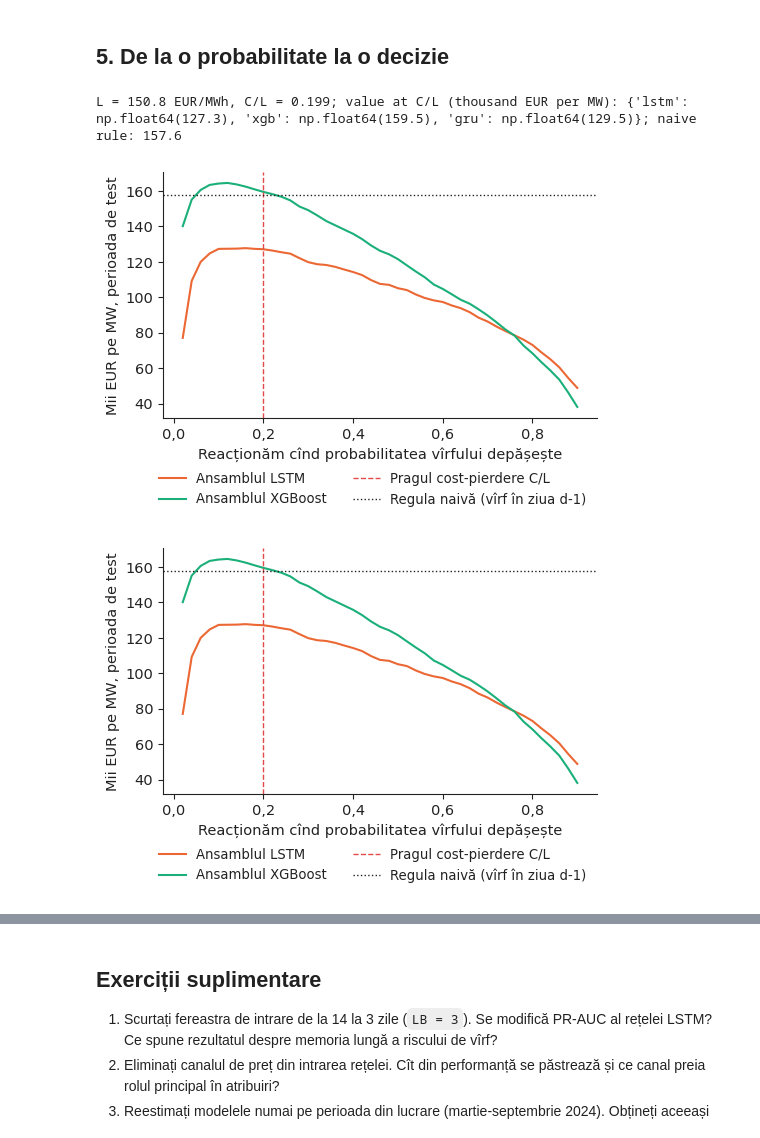
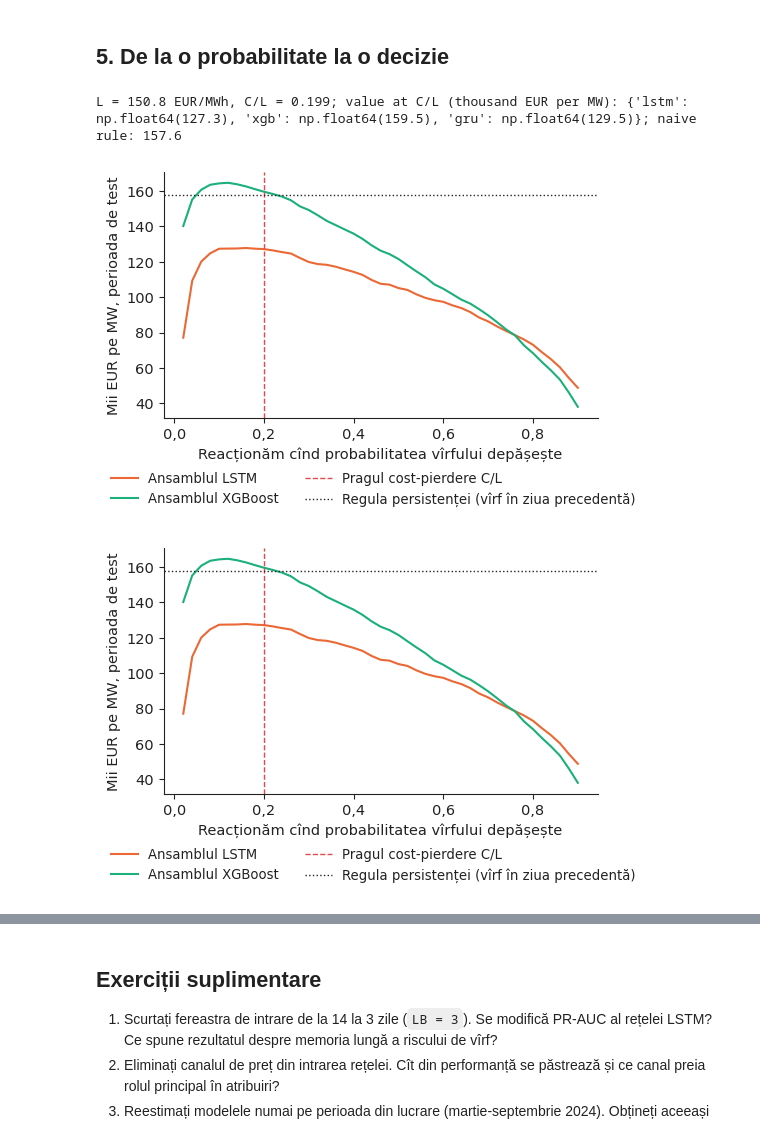
Before and after one commit to danpele/NEURAL_BIZ, a Jupyter notebook: cases/C2_spike_recurrent/C2_notebook_RO.ipynb, the cells around one changed output, grey strips where cells are left out. Saved outputs shown, nothing was run; the diff lists cells and outputs as text; code cells hidden in the pictures.

Commit message:
Semester 2; C2: clearer Romanian name for the persistence rule

```diff
--- a/cases/C2_spike_recurrent/C2_notebook_RO.ipynb
+++ b/cases/C2_spike_recurrent/C2_notebook_RO.ipynb
@@ -440,34 +440,34 @@ dtype: float32
 # %%
 # Cost-loss rule: acting (shifting 1 MWh of flexible load out of the hour) costs C; a spike we did not act on costs L.
 # Act when the probability exceeds C / L. C = 30 EUR/MWh (stated assumption); L = mean spike price minus mean non-spike price in TRAINING.
 C_ACT = 30.0
 LOSS = H.loc[itr & (H.spike == 1), "price"].mean() - H.loc[itr & (H.spike == 0), "price"].mean()
 pc = C_ACT / LOSS
 prices_te = H.price[common]
 def value(score, cut_):
     act = score[common] > cut_
     return ((prices_te - prices_te.mean()) * act).sum() - C_ACT * act.sum()       # money saved by not buying in flagged hours, minus action cost
 cuts = np.linspace(0.02, 0.9, 45)
 vals = {k: np.array([value(sc, c) for c in cuts]) / 1000 for k, sc in [("lstm", ens["lstm"]), ("xgb", xgb_ens)]}
 val_pc = {k: value(sc, pc) / 1000 for k, sc in [("lstm", ens["lstm"]), ("xgb", xgb_ens), ("gru", ens["gru"])]}
 val_naive = value(X.price_lag24, thr) / 1000
 print("L = %.1f EUR/MWh, C/L = %.3f; value at C/L (thousand EUR per MW): %s; naive rule: %.1f" % (LOSS, pc, {k: round(v, 1) for k, v in val_pc.items()}, val_naive))
 def fig_decision(lang):
     fig, ax = plt.subplots(figsize=(5.6, 3.2))
     ax.plot(cuts, vals["lstm"], color=cu.PAL["DE_LU"], lw=1.5, label=cu.T(lang, "LSTM ensemble", "Ansamblul LSTM"))
     ax.plot(cuts, vals["xgb"], color=cu.PAL["HU"], lw=1.5, label=cu.T(lang, "XGBoost ensemble", "Ansamblul XGBoost"))
     ax.axvline(pc, color=cu.PAL["c8"], ls="--", lw=1, label=cu.T(lang, "Cost-loss threshold C/L", "Pragul cost-pierdere C/L"))
-    ax.axhline(val_naive, color=cu.INK, ls=":", lw=1, label=cu.T(lang, "Naive rule (spike on day d-1)", "Regula naivă (vîrf în ziua d-1)"))
+    ax.axhline(val_naive, color=cu.INK, ls=":", lw=1, label=cu.T(lang, "Naive rule (spike on day d-1)", "Regula persistenței (vîrf în ziua precedentă)"))
     ax.set_xlabel(cu.T(lang, "Act when the spike probability exceeds", "Reacționăm cînd probabilitatea vîrfului depășește"))
     ax.set_ylabel(cu.T(lang, "Thousand EUR per MW, test", "Mii EUR pe MW, perioada de test"))
     cu.comma_axis(ax, lang, "x"); cu.comma_axis(ax, lang, "y")
     cu.legend_bottom(fig, ncol=2)
     return fig
 cu.save_both(fig_decision, "f5_decision")
 # %% [output]
 L = 150.8 EUR/MWh, C/L = 0.199; value at C/L (thousand EUR per MW): {'lstm': np.float64(127.3), 'xgb': np.float64(159.5), 'gru': np.float64(129.5)}; naive rule: 157.6
-[figure, old version]
+[figure, new version]
-[figure, old version]
+[figure, new version]
 # %%
 r = res
 lr, gr = net_runs.query("model == 'lstm'"), net_runs.query("model == 'gru'")
```
Also changed, not shown: parts of 2 cells of this notebook, 27 other files.
